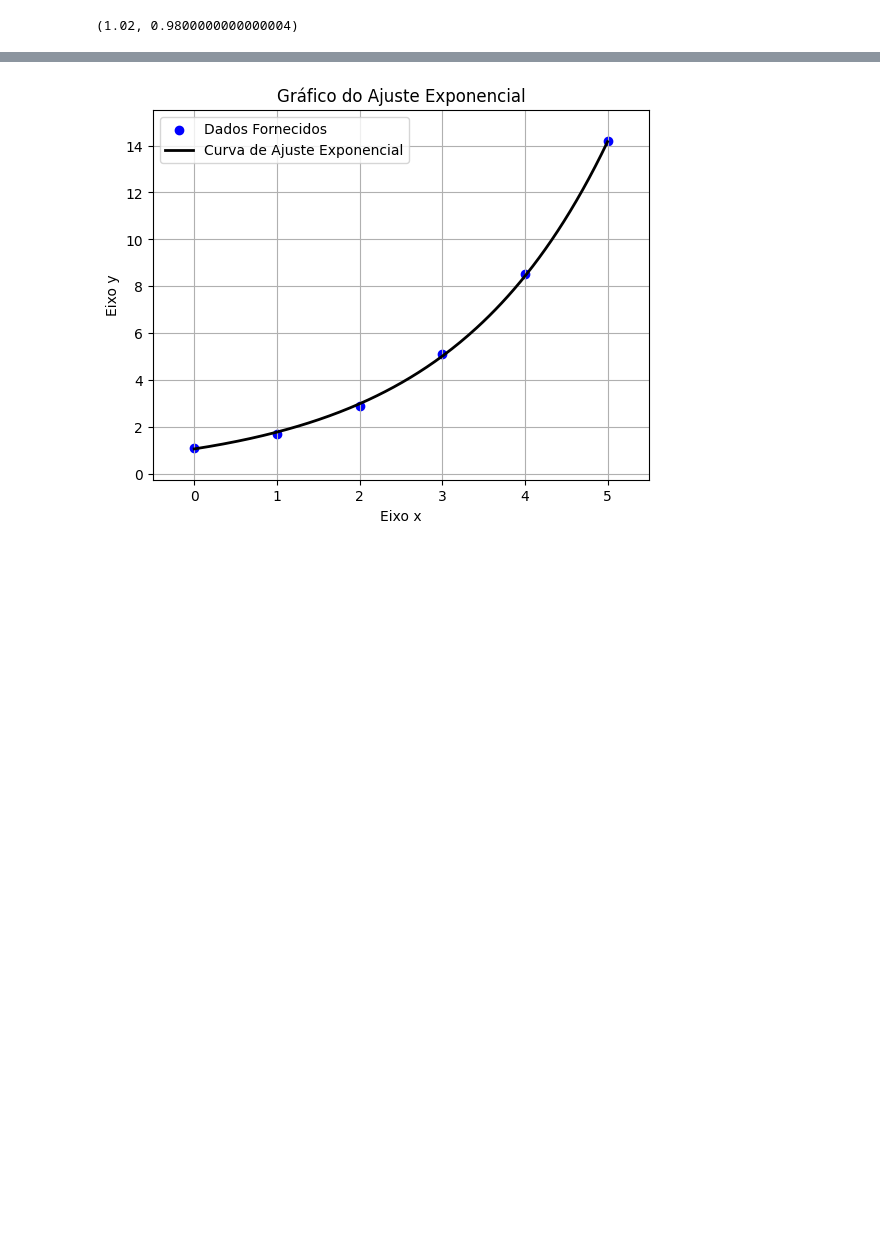
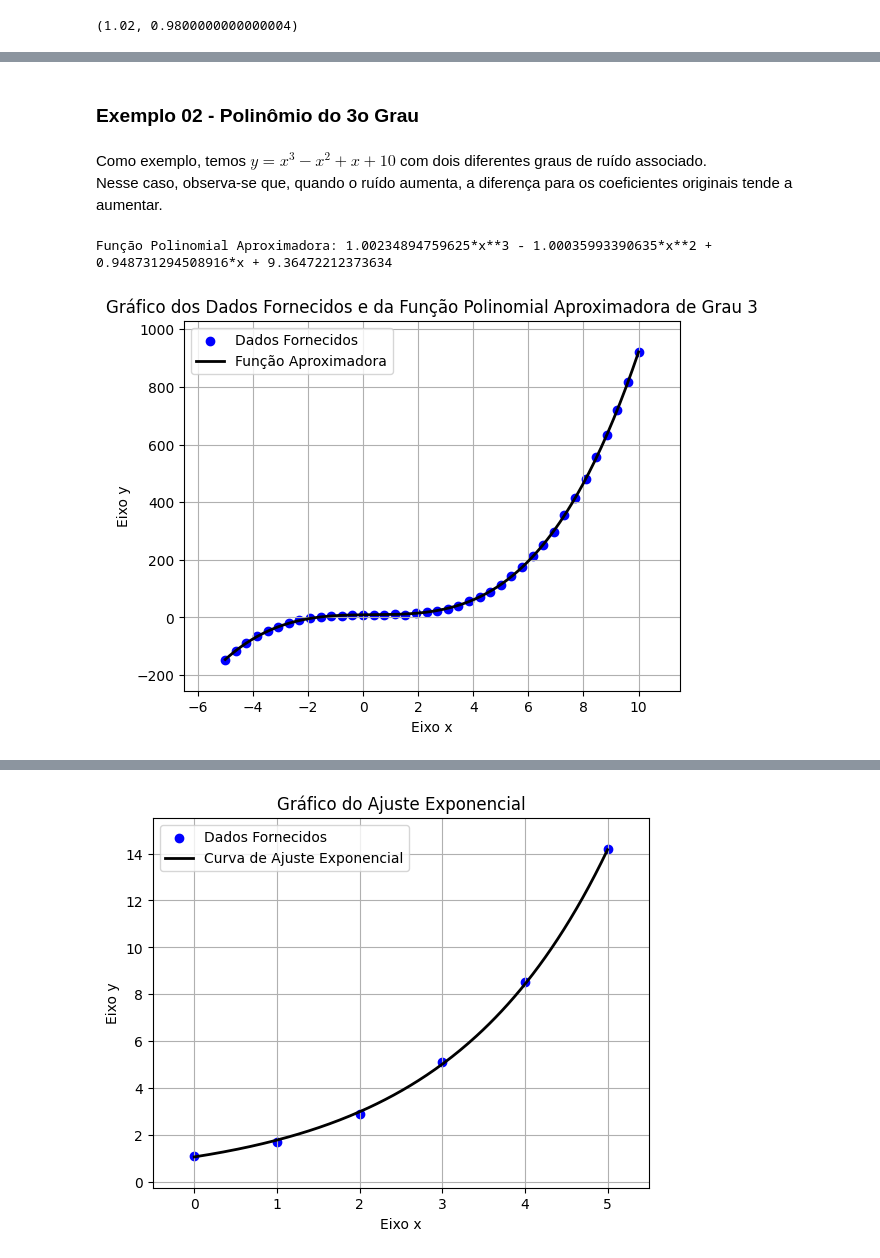
Before and after one commit to Mateus-Band/CB2325NumericaG07, a Jupyter notebook: notebooks_demos/aproximacao_demo.ipynb, the cells around one changed output, grey strips where cells are left out. Drawn from its saved outputs; the diff is of its cells as text; code cells hidden in the pictures; blank space fills up the shorter version.

```diff
--- a/notebooks_demos/aproximacao_demo.ipynb
+++ b/notebooks_demos/aproximacao_demo.ipynb
@@ -26,0 +64,19 @@ array([2.15      , 0.73357143, 0.00357143])
+# %% [markdown]
+### Exemplo 02 - Polinômio do 3o Grau
+# %% [markdown]
+Como exemplo, temos $y = x^3 - x^2 + x + 10$ com dois diferentes graus de ruído associado.
+<br>
+Nesse caso, observa-se que, quando o ruído aumenta, a diferença para os coeficientes originais tende a aumentar.
+# %%
+# Passo 01: Gerar os pontos
+
+rng = np.random.default_rng(10)
+x = np.linspace(-5, 10, 40)
+y = x ** 3 - x ** 2 + x + 10 + rng.normal(0, 2, size=x.shape)
+
+# Passo 02: Aproximação
+
+coeficientes = ajuste_polinomial(x, y, 3, expr=True)
+# %% [output]
+Função Polinomial Aproximadora: 1.00234894759625*x**3 - 1.00035993390635*x**2 + 0.948731294508916*x + 9.36472212373634
+[figure, added]
```
Also changed, not shown: parts of 57 cells of this notebook.
